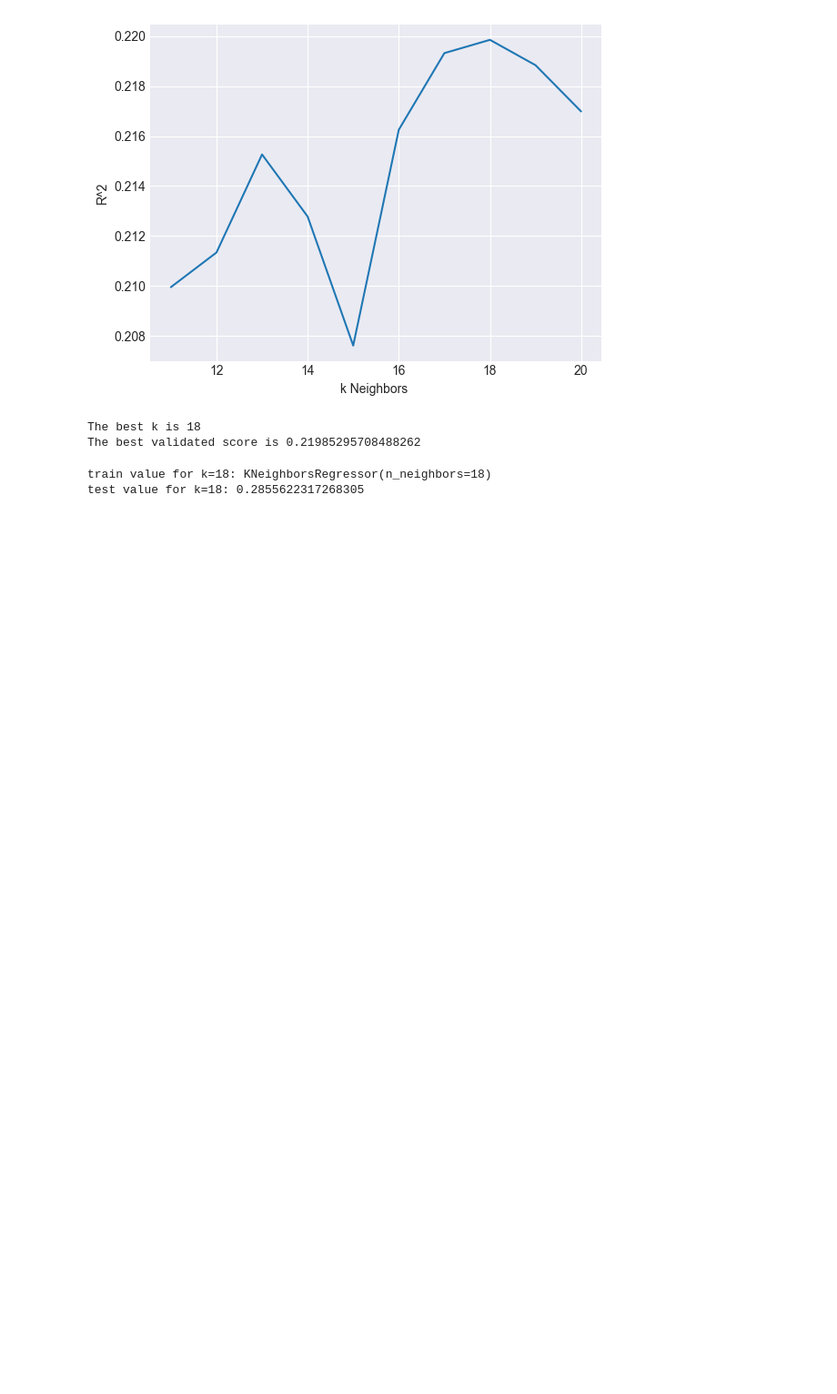
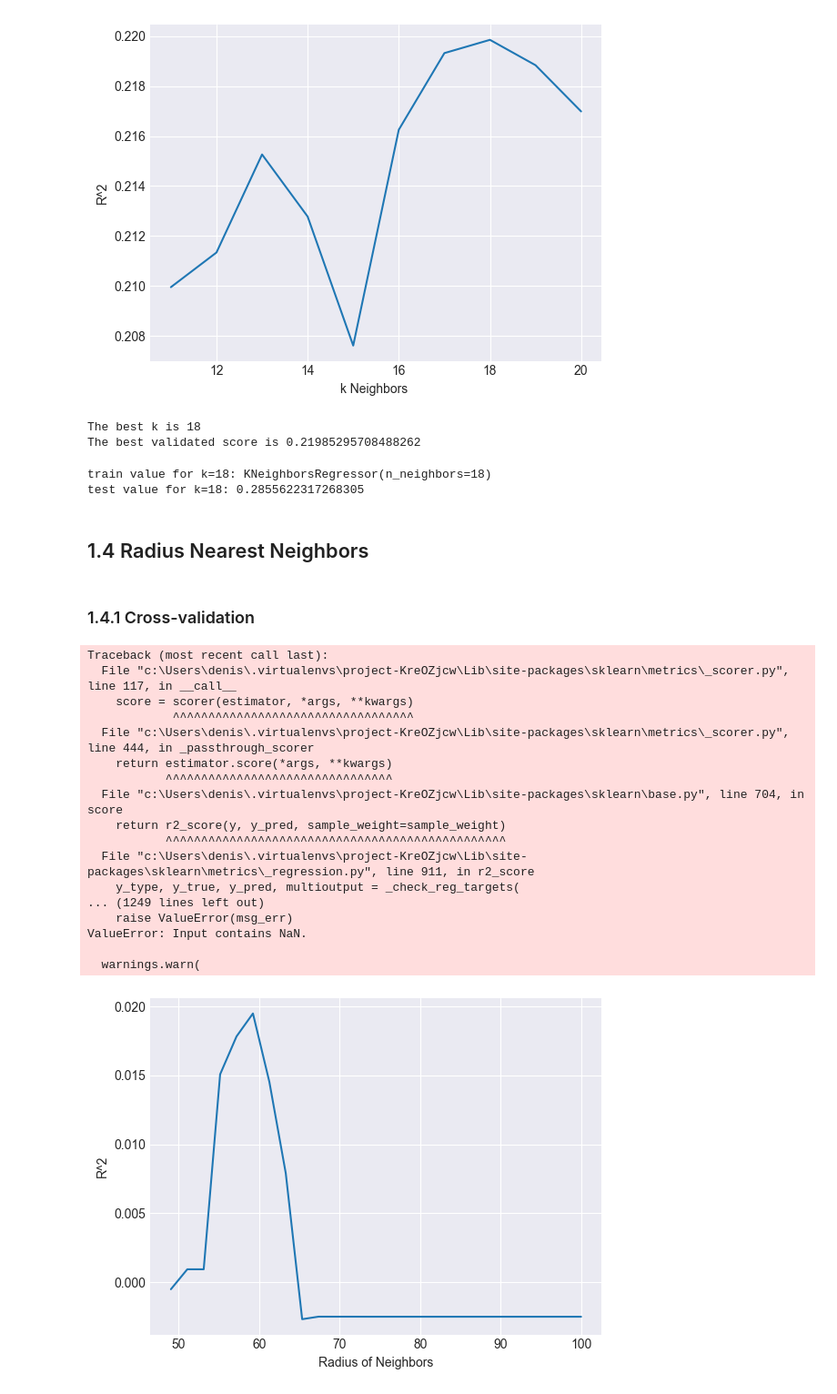
Before and after one commit to Detopall/machine-learning-project, a Jupyter notebook: projected_revenue.ipynb, the cells around one changed output. Shown: that part at 91% size. Saved outputs shown, nothing was run; the diff lists cells and outputs as text; code cells hidden in the pictures; blank space fills up the shorter version.

Commit message:
added Radius Nearest Neighbors

```diff
--- a/projected_revenue.ipynb
+++ b/projected_revenue.ipynb
@@ -179,3 +179,54 @@ print(f'test value for k={K[max_index]}:', knn.score(X_test_stand, y_test))
 # %% [output]
 train value for k=18: KNeighborsRegressor(n_neighbors=18)
 test value for k=18: 0.2855622317268305
+# %% [markdown]
+## 1.4 Radius Nearest Neighbors
+# %% [markdown]
+### 1.4.1 Cross-validation
+# %%
+from sklearn.neighbors import RadiusNeighborsRegressor
+from sklearn.model_selection import cross_val_score
+
+Radius = np.linspace(0.1,100,50)
+# This will give an array of numbers between 1 and 100 cross-validating using 50 values
+
+cv_scores = []
+sd_scores = []
+
+# using a different radius each iteration. This will calculate and check which on in the best.
+
+for k in Radius:
+    Rnn = RadiusNeighborsRegressor(radius= k)
+    scores = cross_val_score(Rnn, X_train_stand, y_train,  cv=5)
+
+    # store the average score
+    cv_scores.append(scores.mean())
+
+    # store the standard deviation of the score
+    sd_scores.append(np.sqrt(scores.var())/np.sqrt(5))
+
+
+# plotting
+plt.plot(Radius, cv_scores)
+plt.xlabel('Radius of Neighbors')
+plt.ylabel('R^2')
+plt.show()
+# %% [output]
+Traceback (most recent call last):
+  File "c:\Users\denis\.virtualenvs\project-KreOZjcw\Lib\site-packages\sklearn\metrics\_scorer.py", line 117, in __call__
+    score = scorer(estimator, *args, **kwargs)
+            ^^^^^^^^^^^^^^^^^^^^^^^^^^^^^^^^^^
+  File "c:\Users\denis\.virtualenvs\project-KreOZjcw\Lib\site-packages\sklearn\metrics\_scorer.py", line 444, in _passthrough_scorer
+    return estimator.score(*args, **kwargs)
+           ^^^^^^^^^^^^^^^^^^^^^^^^^^^^^^^^
+  File "c:\Users\denis\.virtualenvs\project-KreOZjcw\Lib\site-packages\sklearn\base.py", line 704, in score
+    return r2_score(y, y_pred, sample_weight=sample_weight)
+           ^^^^^^^^^^^^^^^^^^^^^^^^^^^^^^^^^^^^^^^^^^^^^^^^
+  File "c:\Users\denis\.virtualenvs\project-KreOZjcw\Lib\site-packages\sklearn\metrics\_regression.py", line 911, in r2_score
+    y_type, y_true, y_pred, multioutput = _check_reg_targets(
+... (1249 lines left out)
+    raise ValueError(msg_err)
+ValueError: Input contains NaN.
+
+  warnings.warn(
+[figure, added]
```
Also changed, not shown: 1 other file.
